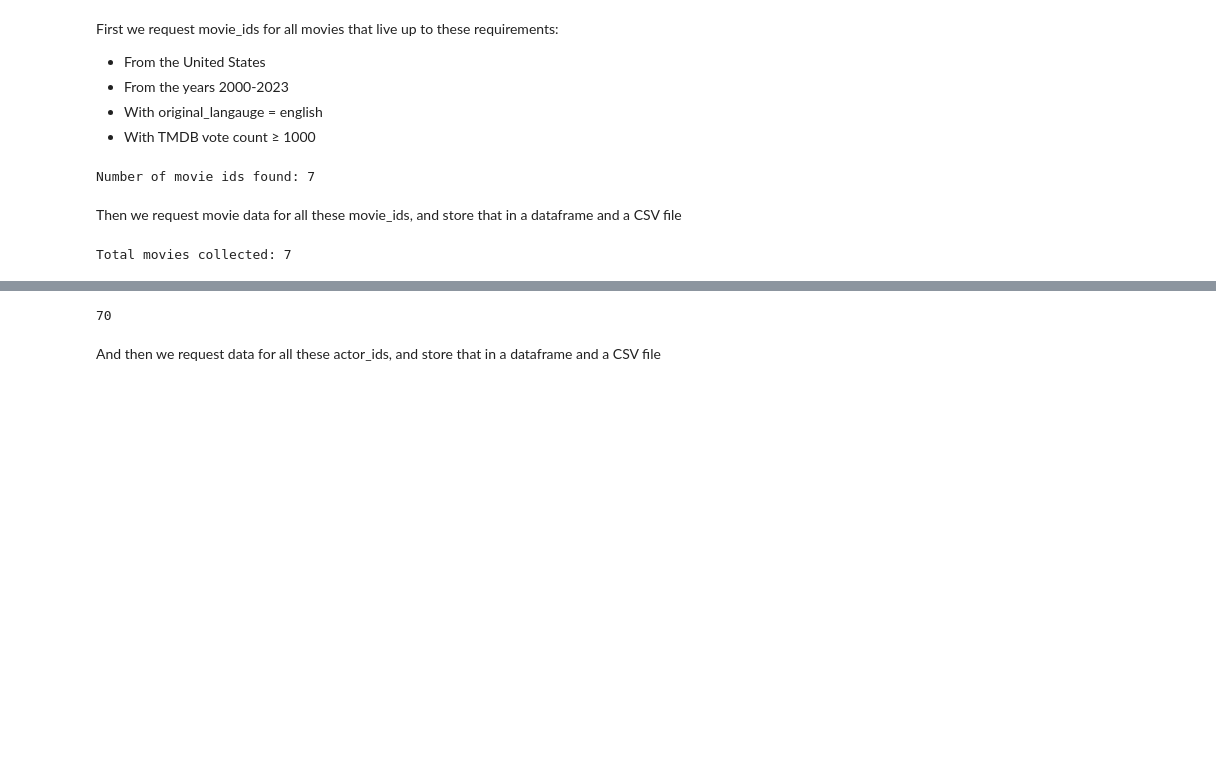
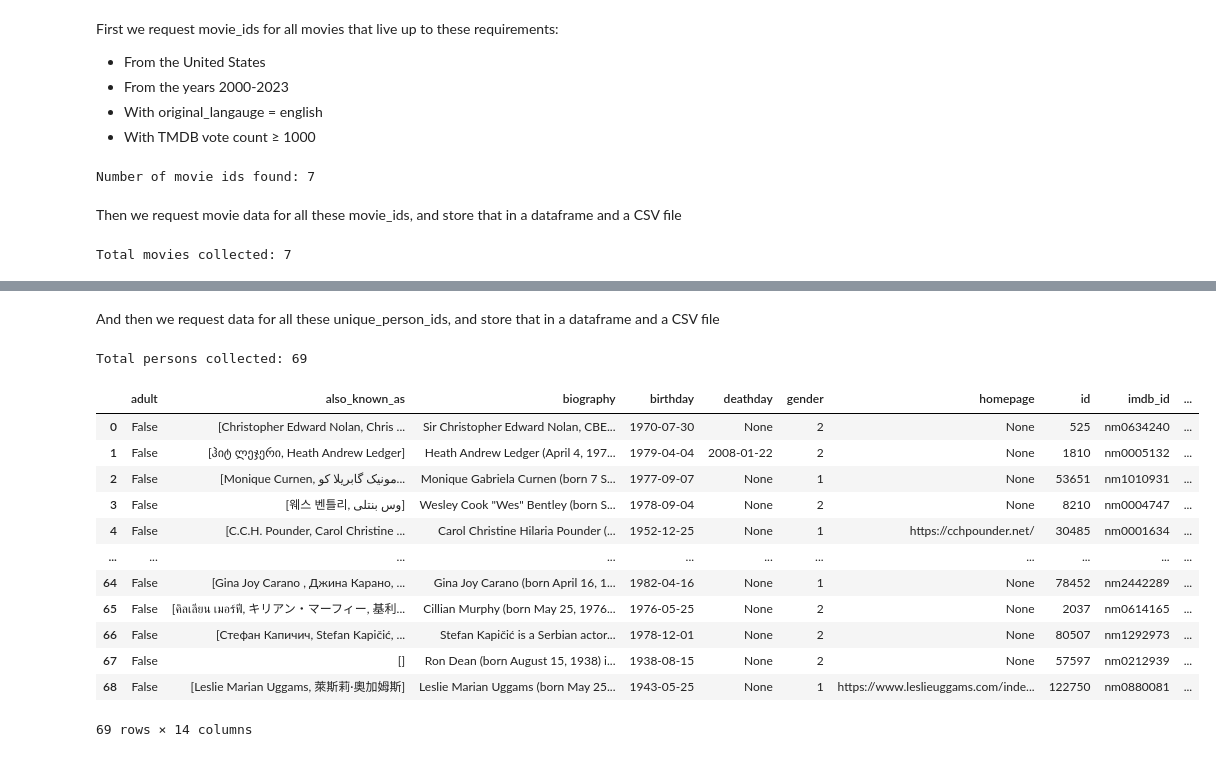
Before and after one commit to pbollhorn/bi-group-5-and-9, a Jupyter notebook: exam_project/read_tmdb_data.ipynb, the cells around one changed output, grey strips where cells are left out. Saved outputs shown, nothing was run; the diff lists cells and outputs as text; code cells hidden in the pictures; blank space fills up the shorter version.

Commit message:
now stores persons.csv

```diff
--- a/exam_project/read_tmdb_data.ipynb
+++ b/exam_project/read_tmdb_data.ipynb
@@ -77,10 +77,16 @@ for movie_id in movie_ids:
     if response.status_code != 200:
         raise Exception(f"Status code: {response.status_code} Text: {response.text}")
 
-    # Extract the movie data from the response
+    # Extract the movie data from the response as a dictionary
     movie = response.json()
 
-    # Simplify dictionaries to list of ids
+    # Find directors and put director_person_ids in the dictionary
+    movie["director_person_ids"] = []
+    for credit in movie["credits"]["crew"]:
+        if(credit["job"]=="Director"):
+            movie["director_person_ids"].append(credit["id"])
+
+    # Simplify child dictionaries to list of ids
     movie["genre_ids"] = [genre["id"] for genre in movie["genres"]]
     movie["spoken_languages"] = [language["iso_639_1"] for language in movie["spoken_languages"]]
     movie["production_company_ids"] = [company["id"] for company in movie["production_companies"]]
@@ -141,9 +149,13 @@ Then we run through the movie dataframe and make a list of person ids from the t
 # %%
-actor_ids = (
+top_10_cast_person_ids = (
     df_movies['cast_person_ids']
     .apply(lambda ids: ids[:10])   # slice first 10 for each row
     .explode()                     # flatten into one Series
     .tolist()                      # convert to plain list
 )
-actor_ids
+
+director_person_ids = df_movies['director_person_ids'].explode().tolist()
+
+unique_person_ids = set(top_10_cast_person_ids) | set(director_person_ids)
+len(unique_person_ids)
 # %% [output]
@@ -167,4 +162,0 @@ actor_ids
-# %%
-len(actor_ids)
-# %% [output]
-70
@@ -180,23 +163,41 @@ len(actor_ids)
 # %% [markdown]
-And then we request data for all these actor_ids, and store that in a dataframe and a CSV file
+And then we request data for all these unique_person_ids, and store that in a dataframe and a CSV file
 # %%
-# all_persons = []
+all_persons = []
 
-# for person_id in unique_person_ids:
-#     url = f"https://api.themoviedb.org/3/person/{person_id}"
-#     response = requests.get(url, headers=headers)
-#     if response.status_code != 200:
-#         raise Exception(f"Status code: {response.status_code} Text: {response.text}")
+for person_id in unique_person_ids:
+    url = f"https://api.themoviedb.org/3/person/{person_id}"
+    response = requests.get(url, headers=headers)
+    if response.status_code != 200:
+        raise Exception(f"Status code: {response.status_code} Text: {response.text}")
 
-#     # Extract the person data from the response
-#     person = response.json()
+    # Extract the person data from the response
+    person = response.json()
 
-#     all_persons.append(person)
-#     sleep(0.02)  # Just to be sure we don't request too many requests
+    all_persons.append(person)
+
+    sleep(REQUEST_DELAY_SECONDS)
 
 
-# df_persons = pd.DataFrame(all_persons)
-# df_persons
+df_persons = pd.DataFrame(all_persons)
+df_persons.to_csv("../movie_data/persons.csv", index=False)
+print(f"Total persons collected: {len(df_persons)}")
+df_persons
+# %% [output]
+Total persons collected: 69
+|  | adult | also_known_as | biography | birthday | deathday | gender | homepage | id | imdb_id | ... |
+| 0 | False | [Christopher Edward Nolan, Chris ... | Sir Christopher Edward Nolan, CBE... | 1970-07-30 | None | 2 | None | 525 | nm0634240 | ... |
+| 1 | False | [ჰიტ ლეჯერი, Heath Andrew Ledger] | Heath Andrew Ledger (April 4, 197... | 1979-04-04 | 2008-01-22 | 2 | None | 1810 | nm0005132 | ... |
+| 2 | False | [Monique Curnen, مونیک گابریلا کو... | Monique Gabriela Curnen (born 7 S... | 1977-09-07 | None | 1 | None | 53651 | nm1010931 | ... |
+| 3 | False | [웨스 벤틀리, وس بنتلی] | Wesley Cook "Wes" Bentley (born S... | 1978-09-04 | None | 2 | None | 8210 | nm0004747 | ... |
+| 4 | False | [C.C.H. Pounder, Carol Christine ... | Carol Christine Hilaria Pounder (... | 1952-12-25 | None | 1 | https://cchpounder.net/ | 30485 | nm0001634 | ... |
+| ... | ... | ... | ... | ... | ... | ... | ... | ... | ... | ... |
+| 64 | False | [Gina Joy Carano , Джина Карано, ... | Gina Joy Carano (born April 16, 1... | 1982-04-16 | None | 1 | None | 78452 | nm2442289 | ... |
+| 65 | False | [คิลเลียน เมอร์ฟี, キリアン・マーフィー, 基利... | Cillian Murphy (born May 25, 1976... | 1976-05-25 | None | 2 | None | 2037 | nm0614165 | ... |
+| 66 | False | [Стефан Капичич, Stefan Kapičić, ... | Stefan Kapičić is a Serbian actor... | 1978-12-01 | None | 2 | None | 80507 | nm1292973 | ... |
+| 67 | False | [] | Ron Dean (born August 15, 1938) i... | 1938-08-15 | None | 2 | None | 57597 | nm0212939 | ... |
+| 68 | False | [Leslie Marian Uggams, 萊斯莉·奧加姆斯] | Leslie Marian Uggams (born May 25... | 1943-05-25 | None | 1 | https://www.leslieuggams.com/inde... | 122750 | nm0880081 | ... |
+69 rows × 14 columns
 # %%
 # df_persons.rename(columns={'id': 'actor_id'}, inplace=True)
 # danish_actors = pd.merge(danish_actors, df_persons, on='actor_id')
```
Also changed, not shown: parts of 6 cells of this notebook.
